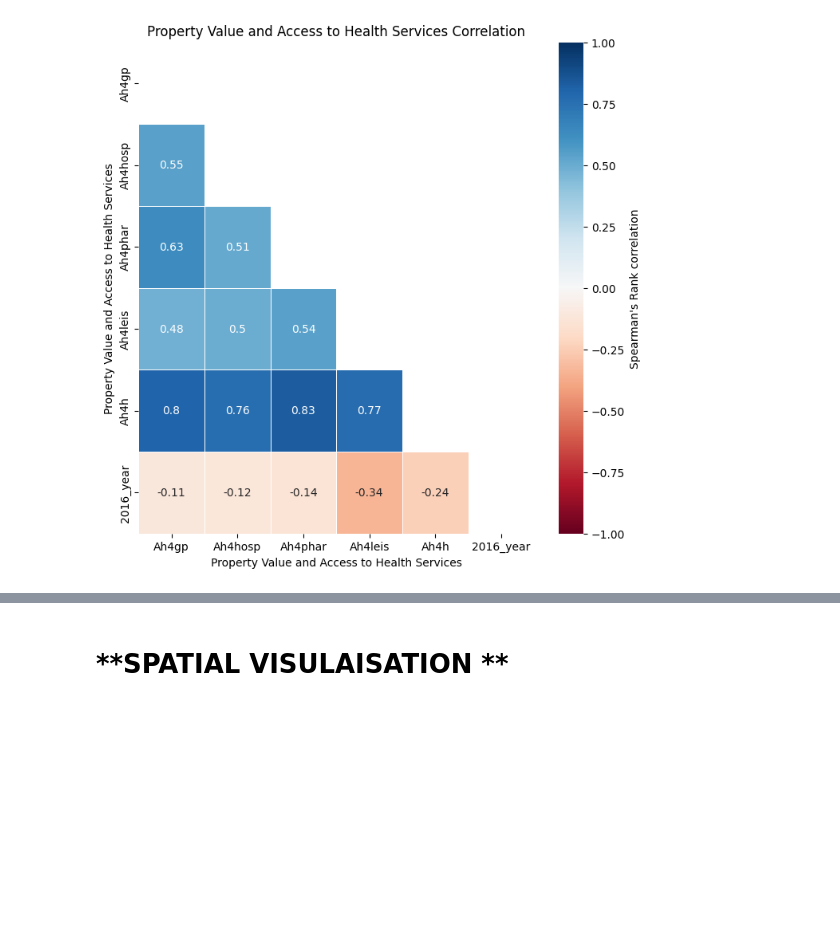
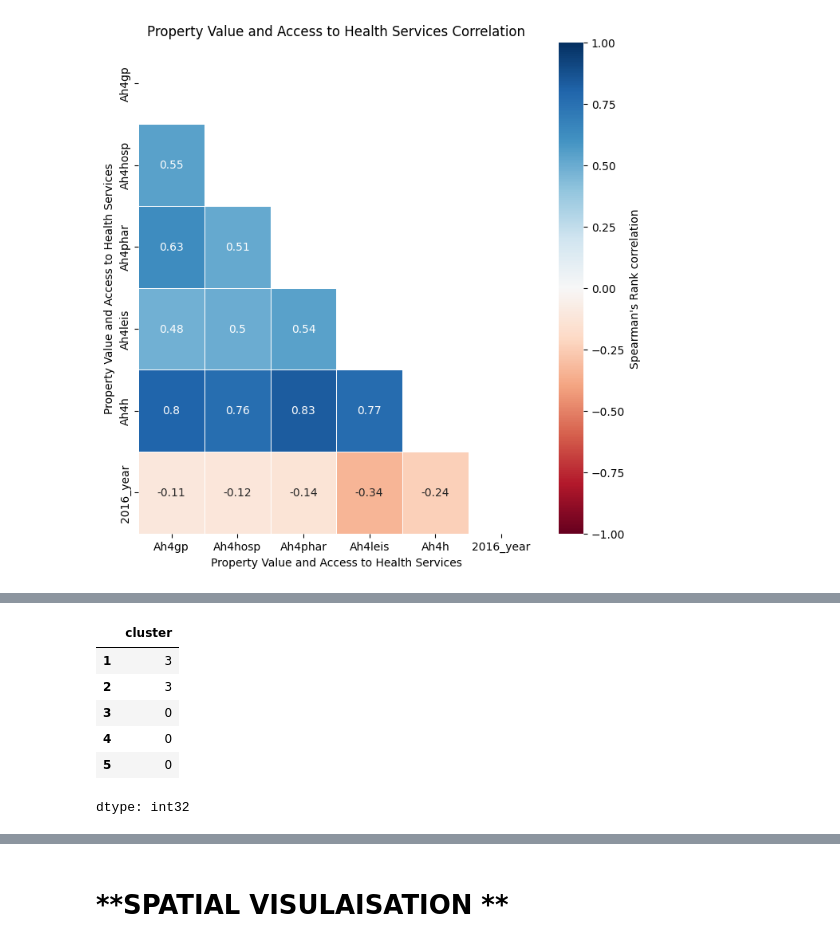
Before and after one commit to Jonathan-C-Barrett/GEOG5990M, a Jupyter notebook: GEOG5003M_Final_Project_template.ipynb, the cells around one changed output, grey strips where cells are left out. Drawn from its saved outputs; the diff is of its cells as text; code cells hidden in the pictures; blank space fills up the shorter version.

```diff
--- a/GEOG5003M_Final_Project_template.ipynb
+++ b/GEOG5003M_Final_Project_template.ipynb
@@ -395,0 +422,16 @@ ax.set(xlabel="Property Value and Access to Health Services",
+# %%
+# run the model with 5 clusters
+km5 = cluster.KMeans(n_clusters=5,init="random", random_state=123)
+km5cls = km5.fit(health_prop[['ah4gp', 'ah4hosp', 'ah4phar', 'ah4leis', 'ah4h','2016_year']].values)
+# %%
+#create a new column in db with cluster label
+health_prop['cluster'] = km5cls.labels_
+health_prop['cluster'].head()
+# %% [output]
+|  | cluster |
+| 1 | 3 |
+| 2 | 3 |
+| 3 | 0 |
+| 4 | 0 |
+| 5 | 0 |
+dtype: int32
```
Also changed, not shown: parts of 5 cells of this notebook.
